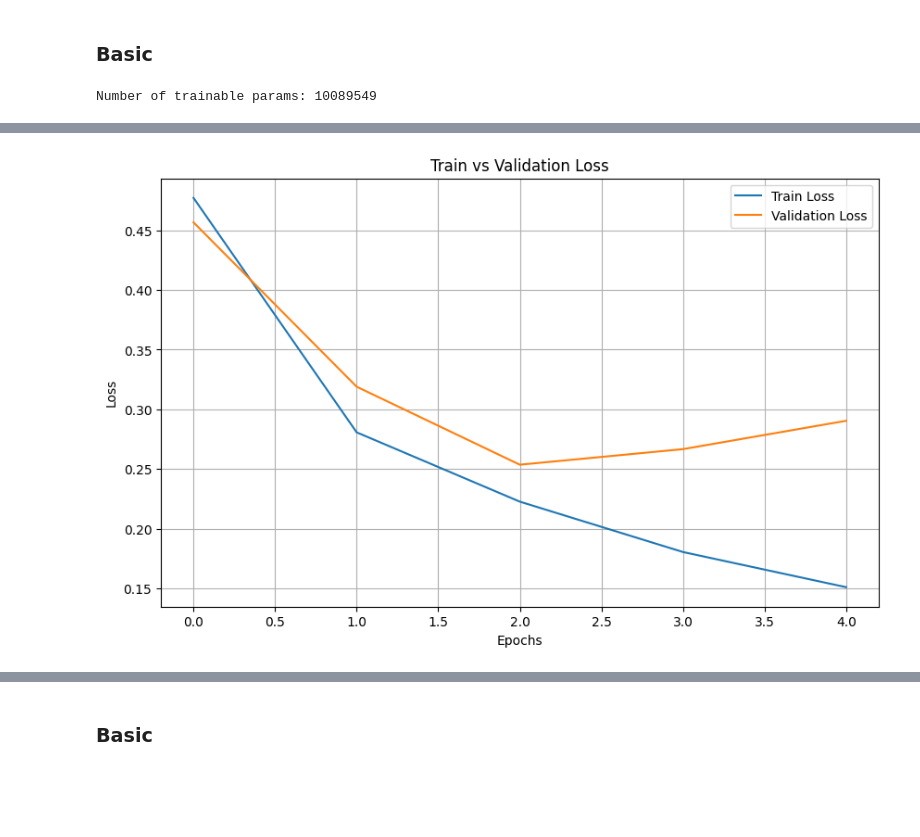
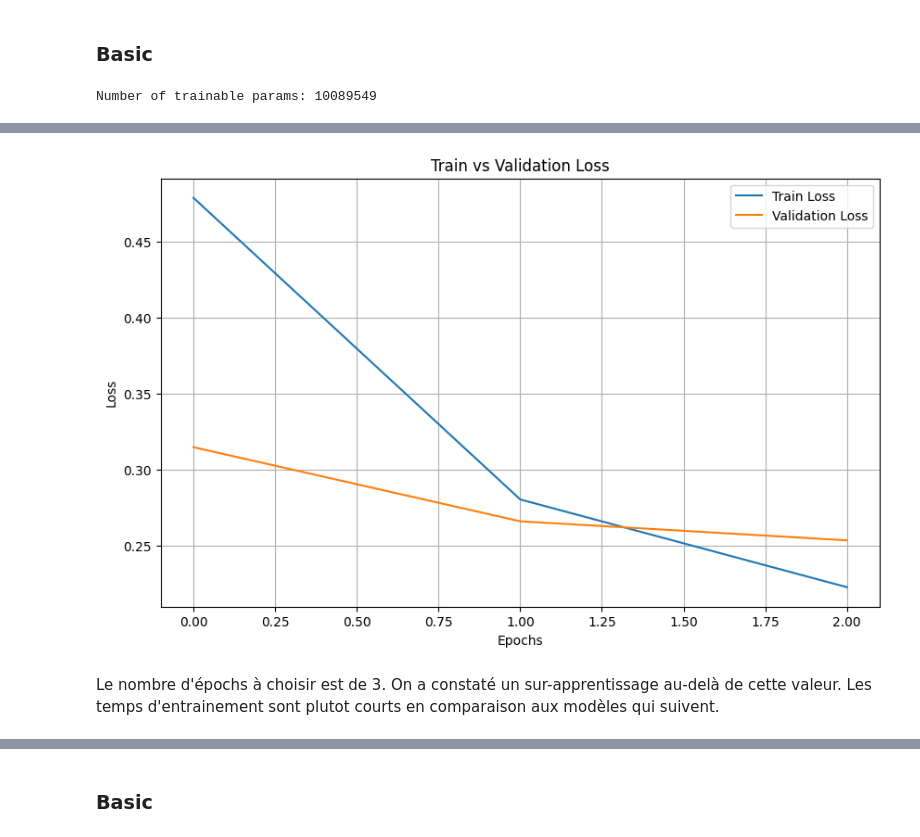
Before and after one commit to Totm33606/hddl_project, a Jupyter notebook: project4/rnn.ipynb, the cells around one changed output, grey strips where cells are left out. Cells and saved outputs as stored; diff of their text form; code cells hidden in the pictures; blank space fills up the shorter version.

```diff
--- a/project4/rnn.ipynb
+++ b/project4/rnn.ipynb
@@ -55,6 +59,7 @@ DROPOUT = 0.2
 NUM_LAYERS = 2
 NUM_EPOCHS = 5
 LEARNING_RATE = 1e-3
+THRESHOLD = 0.5
 GLOVE_PATH = "glove.6B.100d.txt"
 DEVICE = torch.device('cuda' if torch.cuda.is_available() else 'cpu')
 print(DEVICE)
@@ -584,6 +683,7 @@ def count_trainable_parameters(model):
 # %% [markdown]
 ### Basic
 # %%
+set_seed(42)
 model_mlp = MLPClassifier(pretrained=False)
 model_mlp.to(DEVICE)
 criterion = nn.BCELoss(reduction='sum')
@@ -591,7 +691,8 @@ optimizer = optim.Adam(model_mlp.parameters(), lr=LEARNING_RATE)
 print(f"Number of trainable params: {count_trainable_parameters(model_mlp)}")
 train_losses = []
 val_losses = []
-for epoch in range(NUM_EPOCHS):
+epochs = 3
+for epoch in range(epochs):
     start_time = time.time()
     train_loss, train_acc, train_f1 = train_epoch(model_mlp, basic_train_loader, criterion, optimizer)
     train_losses.append(train_loss)
@@ -599,7 +700,7 @@ for epoch in range(NUM_EPOCHS):
     val_losses.append(val_loss)
     end_time = time.time()
 
-    print(f"Epoch: {epoch+1}/{NUM_EPOCHS} | Train Loss: {train_loss:.4f} | Train Acc: {train_acc:.4f} | "
+    print(f"Epoch: {epoch+1}/{epochs} | Train Loss: {train_loss:.4f} | Train Acc: {train_acc:.4f} | "
           f"Train F1: {train_f1:.4f} | Val Loss: {val_loss:.4f} | Val Acc: {val_acc:.4f} | Val F1: {val_f1:.4f} | Time: {end_time-start_time:.2f}s")
 plot_loss(train_losses, val_losses)
 # %% [output]
@@ -612,3 +711,5 @@ Epoch: 5/5 | Train Loss: 0.1512 | Train Acc: 0.9447 | Train F1: 0.9450 | Val Los
-[figure, old version]
+[figure, new version]
+# %% [markdown]
+Le nombre d'épochs à choisir est de 3. On a constaté un sur-apprentissage au-delà de cette valeur. Les temps d'entrainement sont plutot courts en comparaison aux modèles qui suivent.
 # %%
 test_loss, test_acc_mlp, test_f1_mlp = evaluate(model_mlp, basic_test_loader, criterion)
```
Also changed, not shown: parts of 52 cells of this notebook.
